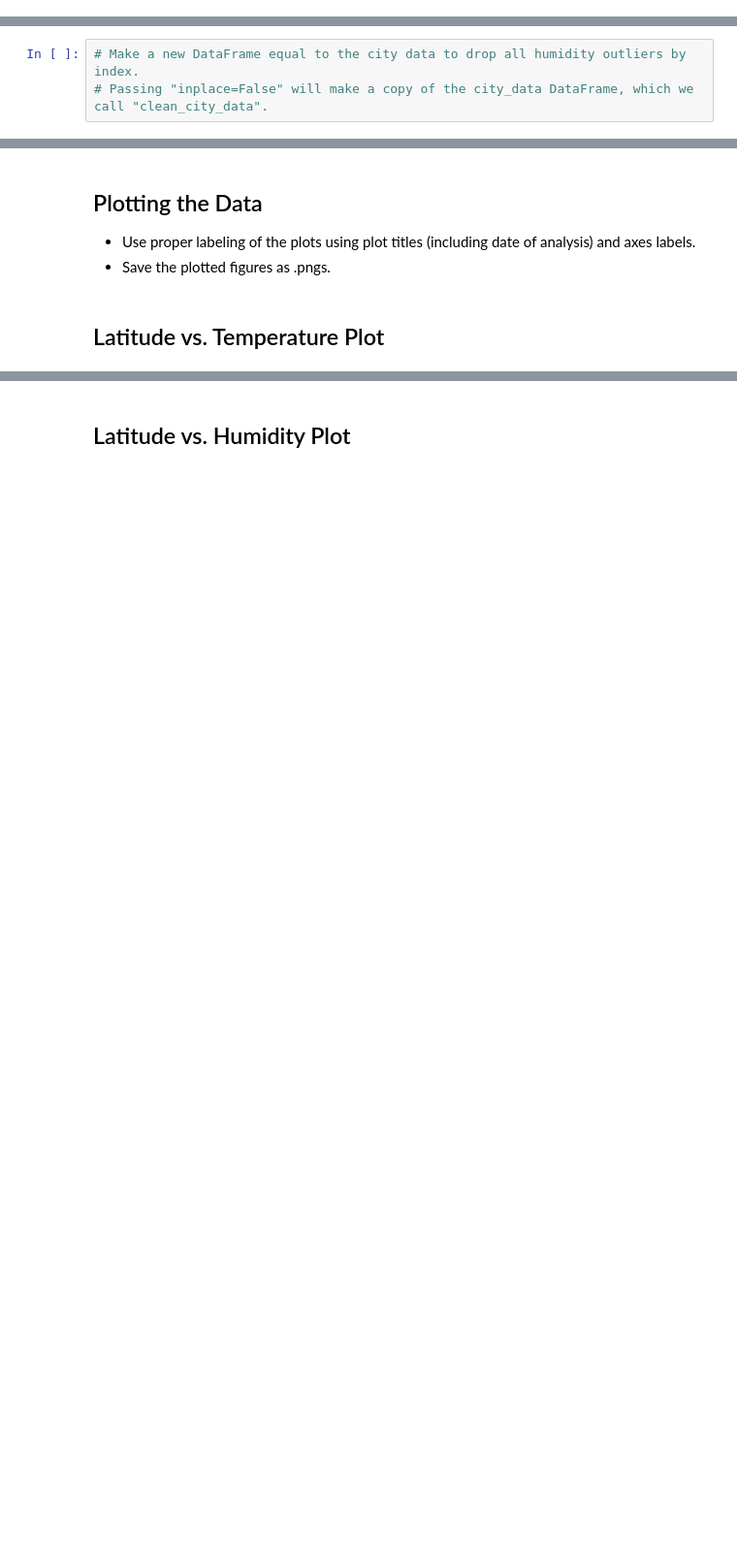
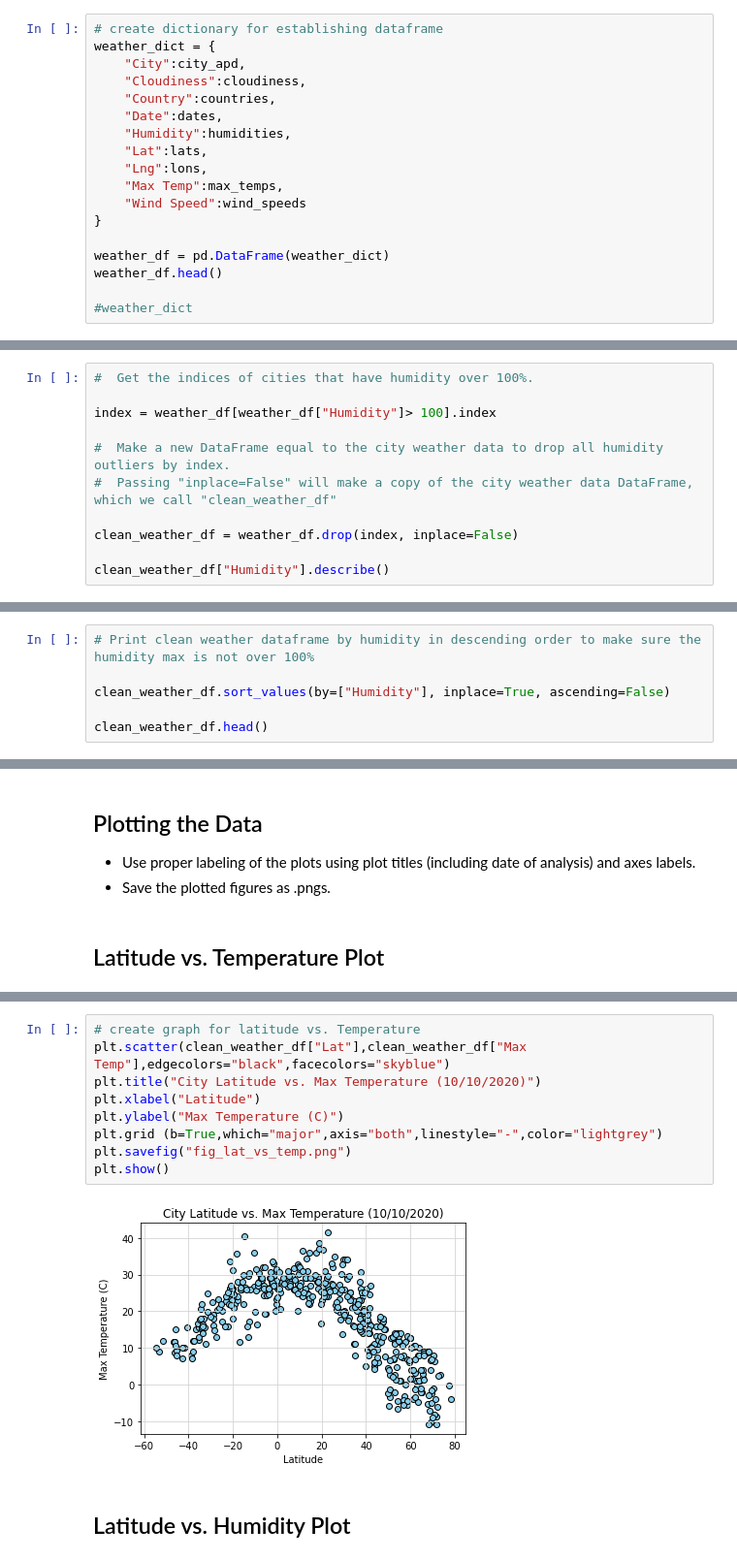
Before and after one commit to mengyin-lee/python-api-challenge, a Jupyter notebook: WeatherPy/weather_starter_code/WeatherPy.ipynb, the cells around one changed output, grey strips where cells are left out. Shown at 97% size. Saved outputs shown, nothing was run; the diff lists cells and outputs as text; blank space fills up the shorter version.

Commit message:
commit WeatherPy coding and figs

```diff
--- a/WeatherPy/weather_starter_code/WeatherPy.ipynb
+++ b/WeatherPy/weather_starter_code/WeatherPy.ipynb
@@ -175,0 +130,18 @@ weather_dict = pd.read_csv('../output_data/cities.csv')
+# %%
+# create dictionary for establishing dataframe
+weather_dict = {
+    "City":city_apd,
+    "Cloudiness":cloudiness,
+    "Country":countries,
+    "Date":dates,
+    "Humidity":humidities,
+    "Lat":lats,
+    "Lng":lons,
+    "Max Temp":max_temps,
+    "Wind Speed":wind_speeds
+}
+
+weather_df = pd.DataFrame(weather_dict)
+weather_df.head()
+
+#weather_dict
@@ -195,4 +170,12 @@ Int64Index([], dtype='int64')
 # %%
-# Make a new DataFrame equal to the city data to drop all humidity outliers by index.
-# Passing "inplace=False" will make a copy of the city_data DataFrame, which we call "clean_city_data".
+#  Get the indices of cities that have humidity over 100%.
+
+index = weather_df[weather_df["Humidity"]> 100].index
+
+#  Make a new DataFrame equal to the city weather data to drop all humidity outliers by index.
+#  Passing "inplace=False" will make a copy of the city weather data DataFrame, which we call "clean_weather_df"
+
+clean_weather_df = weather_df.drop(index, inplace=False)
+
+clean_weather_df["Humidity"].describe()
 # %% [output]
@@ -204,0 +191,6 @@ Int64Index([], dtype='int64')
+# %%
+# Print clean weather dataframe by humidity in descending order to make sure the humidity max is not over 100%
+
+clean_weather_df.sort_values(by=["Humidity"], inplace=True, ascending=False)
+
+clean_weather_df.head()
@@ -214,2 +210,13 @@ Int64Index([], dtype='int64')
+# %%
+# create graph for latitude vs. Temperature
+plt.scatter(clean_weather_df["Lat"],clean_weather_df["Max Temp"],edgecolors="black",facecolors="skyblue")
+plt.title("City Latitude vs. Max Temperature (10/10/2020)")
+plt.xlabel("Latitude")
+plt.ylabel("Max Temperature (C)")
+plt.grid (b=True,which="major",axis="both",linestyle="-",color="lightgrey")
+plt.savefig("fig_lat_vs_temp.png")
+plt.show()
+# %% [output]
+[figure, added]
 # %% [markdown]
 ## Latitude vs. Humidity Plot
```
Also changed, not shown: parts of 36 cells of this notebook, 11 other files.
